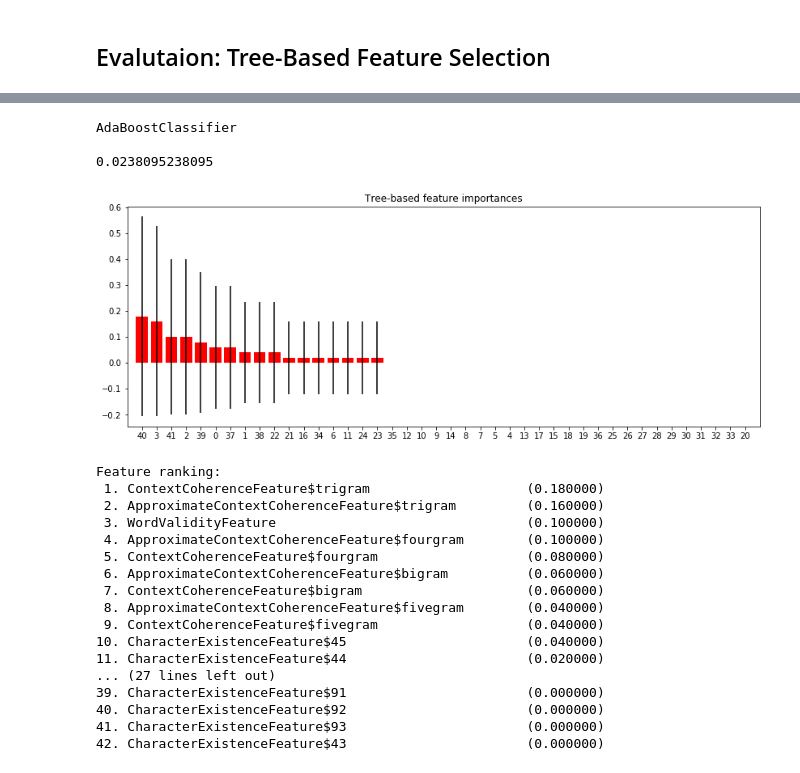
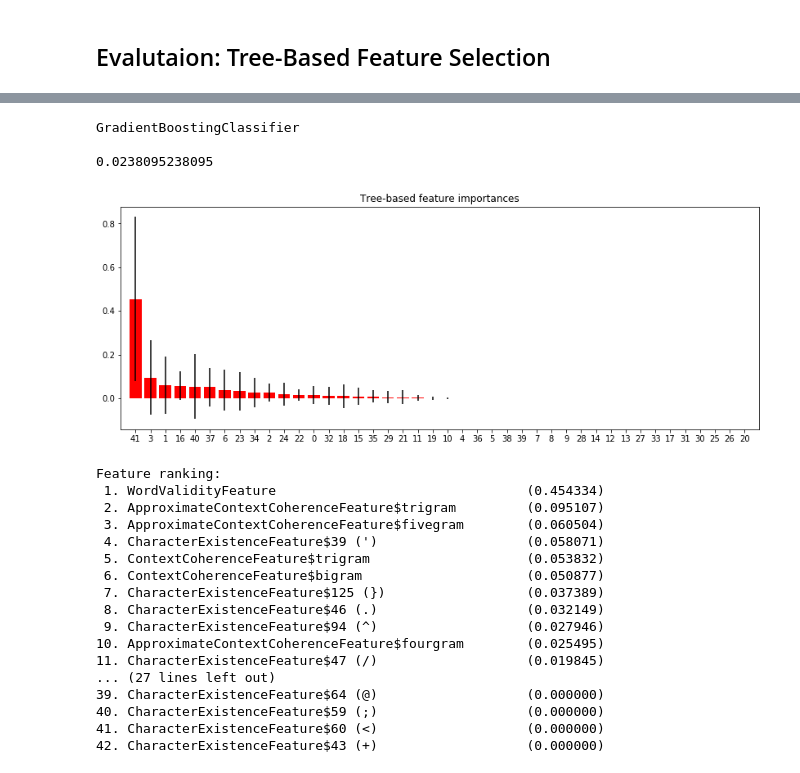
Before and after one commit to jie-mei/OCRrect, a Jupyter notebook: ocrrect-experiment/src/main/python/detect_evaluation.ipynb, the cells around one changed output, grey strips where cells are left out. Saved outputs shown, nothing was run; the diff lists cells and outputs as text; code cells hidden in the pictures.

```diff
--- a/ocrrect-experiment/src/main/python/detect_evaluation.ipynb
+++ b/ocrrect-experiment/src/main/python/detect_evaluation.ipynb
@@ -162,15 +372,38 @@ svc                            ..... 0.983444
 import numpy as np
 import matplotlib.pyplot as plt
 
+def get_mean_importance(clf):
+    importances = clf.feature_importances_
+    return sum(importances) / FEATS_TEST.shape[1]
+
+def get_char(feat_name):
+    if 'CharacterExistenceFeature' not in feat_name:
+        raise Exception('Given feature is not an CharacterExistenceFeature.')
+    return chr(int(feat_name[26:]))
+
+def get_feat_name(feat_name):
+    """ Return the feature name. If the given name is an CharacterExistenceFeature, include
+    the character name.
+    """
+    if 'CharacterExistenceFeature' in feat_name:
+        return '%s (%s)'% (feat_name, get_char(feat_name))
+    else:
+        return feat_name
+
 def eval_feat_importances(clf):
+    if isinstance(clf, model_selection.GridSearchCV):
+        clf = clf.best_estimator_
     importances = clf.feature_importances_
-    std = np.std([tree.feature_importances_ for tree in clf.estimators_], axis=0)
+    if isinstance(clf, ensemble.GradientBoostingClassifier):
+        std = np.std([tree[0].feature_importances_ for tree in clf.estimators_], axis=0)
+    else:
+        std = np.std([tree.feature_importances_ for tree in clf.estimators_], axis=0)
     indices = np.argsort(importances)[::-1]
 
     print(type(clf).__name__)
     print()
 
-    print(sum(importances) / FEATS_TEST.shape[1])
+    print(get_mean_importance(clf))
 
     # Plot importance
     plt.figure(figsize=(14,5))
@@ -185,9 +418,6 @@ def eval_feat_importances(clf):
     print("Feature ranking:")
     for f in range(FEATS_TRAIN.shape[1]):
         print("%2d. %-50s (%f)"
-              % (f + 1, FEATS_TRAIN.columns[indices[f]], importances[indices[f]]))
-
-def get_mean_importance(clf):
-    importances = clf.feature_importances_
-    return sum(importances) / FEATS_TEST.shape[1]
+              % (f + 1, get_feat_name(FEATS_TRAIN.columns[indices[f]]),
+                 importances[indices[f]]))
 # %%
@@ -217,24 +471,24 @@ Feature ranking:
 # %%
-eval_feat_importances(get_clf('AdaBoost'))
+eval_feat_importances(get_clf('GSCV-GradBoost'))
 # %% [output]
-AdaBoostClassifier
+GradientBoostingClassifier
 
 0.0238095238095
-[figure, old version]
+[figure, new version]
 Feature ranking:
- 1. ContextCoherenceFeature$trigram                    (0.180000)
- 2. ApproximateContextCoherenceFeature$trigram         (0.160000)
- 3. WordValidityFeature                                (0.100000)
- 4. ApproximateContextCoherenceFeature$fourgram        (0.100000)
- 5. ContextCoherenceFeature$fourgram                   (0.080000)
- 6. ApproximateContextCoherenceFeature$bigram          (0.060000)
- 7. ContextCoherenceFeature$bigram                     (0.060000)
- 8. ApproximateContextCoherenceFeature$fivegram        (0.040000)
- 9. ContextCoherenceFeature$fivegram                   (0.040000)
-10. CharacterExistenceFeature$45                       (0.040000)
-11. CharacterExistenceFeature$44                       (0.020000)
+ 1. WordValidityFeature                                (0.454334)
+ 2. ApproximateContextCoherenceFeature$trigram         (0.095107)
+ 3. ApproximateContextCoherenceFeature$fivegram        (0.060504)
+ 4. CharacterExistenceFeature$39 (')                   (0.058071)
+ 5. ContextCoherenceFeature$trigram                    (0.053832)
+ 6. ContextCoherenceFeature$bigram                     (0.050877)
+ 7. CharacterExistenceFeature$125 (})                  (0.037389)
+ 8. CharacterExistenceFeature$46 (.)                   (0.032149)
+ 9. CharacterExistenceFeature$94 (^)                   (0.027946)
+10. ApproximateContextCoherenceFeature$fourgram        (0.025495)
+11. CharacterExistenceFeature$47 (/)                   (0.019845)
 ... (27 lines left out)
-39. CharacterExistenceFeature$91                       (0.000000)
-40. CharacterExistenceFeature$92                       (0.000000)
-41. CharacterExistenceFeature$93                       (0.000000)
-42. CharacterExistenceFeature$43                       (0.000000)
+39. CharacterExistenceFeature$64 (@)                   (0.000000)
+40. CharacterExistenceFeature$59 (;)                   (0.000000)
+41. CharacterExistenceFeature$60 (<)                   (0.000000)
+42. CharacterExistenceFeature$43 (+)                   (0.000000)
```
Also changed, not shown: parts of 26 cells of this notebook, 41 other files.
